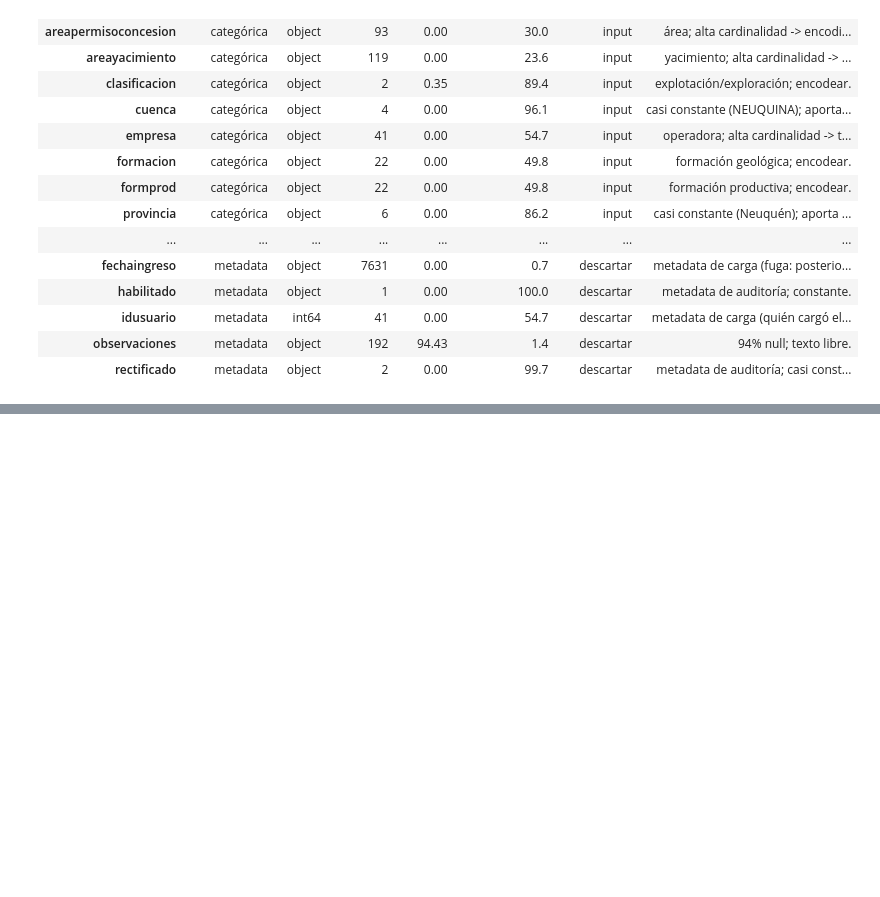
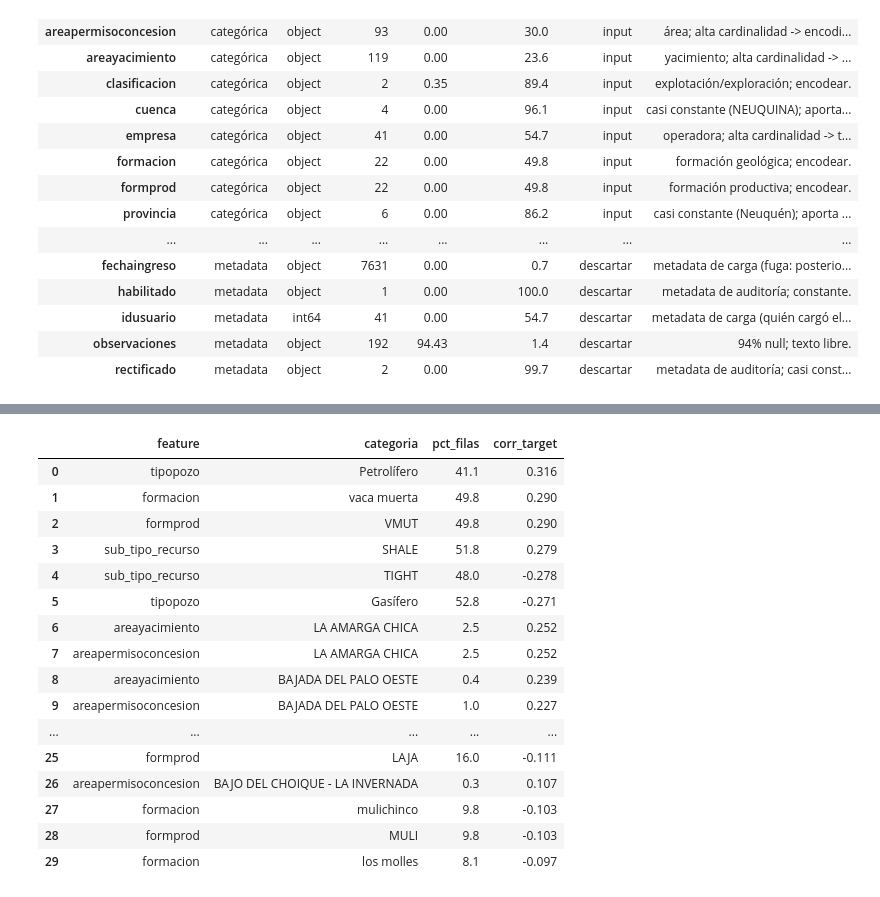
Before and after one commit to tommycass/oil-production-forecasting-platform, a Jupyter notebook: notebooks/03_feature_engineering.ipynb, the cells around one changed output, grey strips where cells are left out. Cells and saved outputs as stored; diff of their text form; code cells hidden in the pictures; blank space fills up the shorter version.

```diff
--- a/notebooks/03_feature_engineering.ipynb
+++ b/notebooks/03_feature_engineering.ipynb
@@ -250,0 +284,21 @@ Esto es una **lista de candidatas, no la lista final**: el recorte fino (qué en
+# %%
+# Tabla larga completa (todas las categorías one-hot, ordenadas por |corr|)
+eda.categorical_target_correlation(train).head(30)
+# %% [output]
+|  | feature | categoria | pct_filas | corr_target |
+| 0 | tipopozo | Petrolífero | 41.1 | 0.316 |
+| 1 | formacion | vaca muerta | 49.8 | 0.290 |
+| 2 | formprod | VMUT | 49.8 | 0.290 |
+| 3 | sub_tipo_recurso | SHALE | 51.8 | 0.279 |
+| 4 | sub_tipo_recurso | TIGHT | 48.0 | -0.278 |
+| 5 | tipopozo | Gasífero | 52.8 | -0.271 |
+| 6 | areayacimiento | LA AMARGA CHICA | 2.5 | 0.252 |
+| 7 | areapermisoconcesion | LA AMARGA CHICA | 2.5 | 0.252 |
+| 8 | areayacimiento | BAJADA DEL PALO OESTE | 0.4 | 0.239 |
+| 9 | areapermisoconcesion | BAJADA DEL PALO OESTE | 1.0 | 0.227 |
+| ... | ... | ... | ... | ... |
+| 25 | formprod | LAJA | 16.0 | -0.111 |
+| 26 | areapermisoconcesion | BAJO DEL CHOIQUE - LA INVERNADA | 0.3 | 0.107 |
+| 27 | formacion | mulichinco | 9.8 | -0.103 |
+| 28 | formprod | MULI | 9.8 | -0.103 |
+| 29 | formacion | los molles | 8.1 | -0.097 |
```
Also changed, not shown: parts of 16 cells of this notebook, 3 other files.
